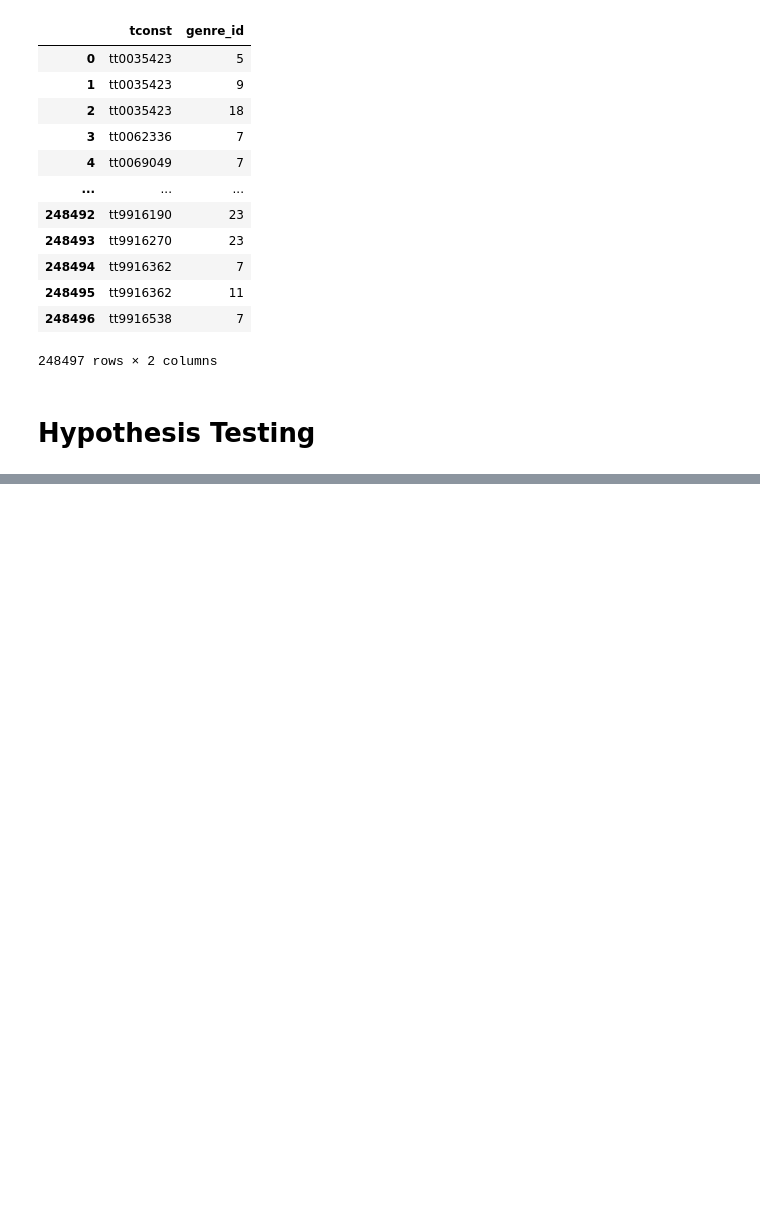
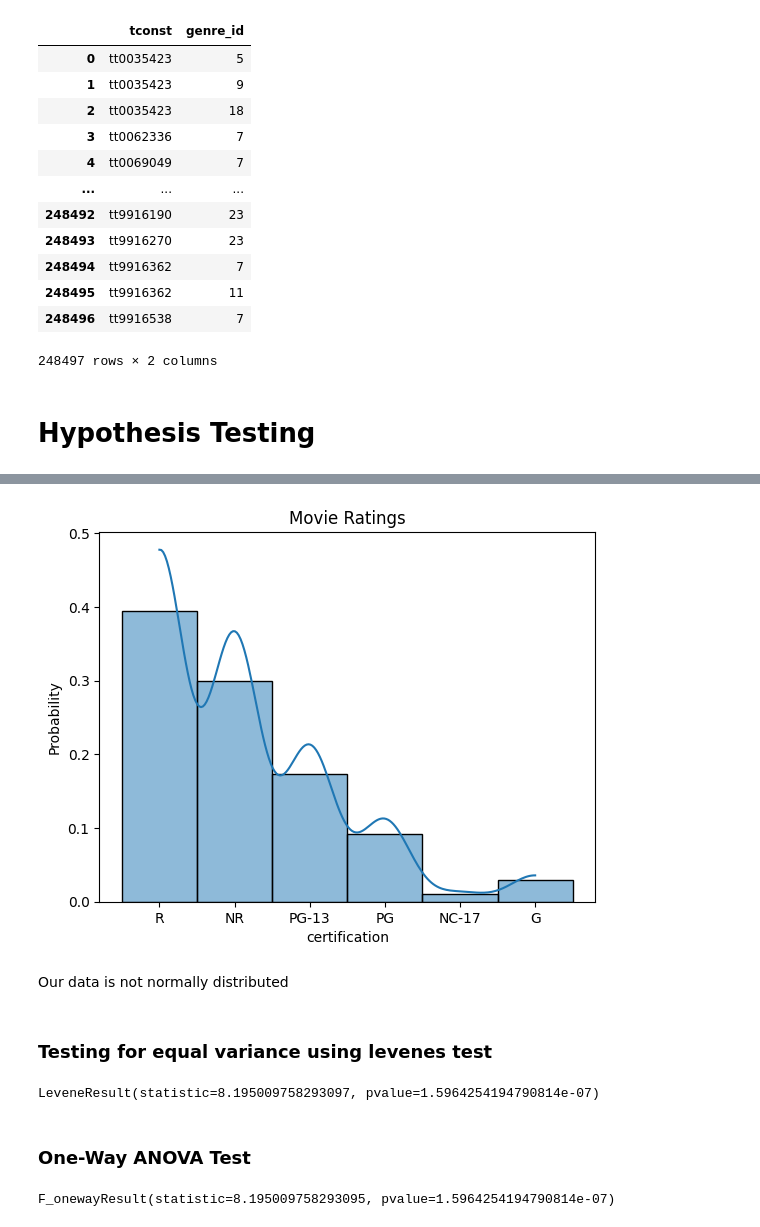
Before and after one commit to SeanRommes/Predicting-Better-Movies, a Jupyter notebook: Making Better Movies Pt. 4- Hypothesis Testing.ipynb, the cells around one changed output, grey strips where cells are left out. Saved outputs shown, nothing was run; the diff lists cells and outputs as text; code cells hidden in the pictures; blank space fills up the shorter version.

```diff
--- a/Making Better Movies Pt. 4- Hypothesis Testing.ipynb
+++ b/Making Better Movies Pt. 4- Hypothesis Testing.ipynb
@@ -152,0 +402,22 @@ pd.read_sql(q,engine)
+# %%
+ax = sns.histplot(x=early_2k_movies['certification'],stat='probability',kde=True)
+ax.set_title("Movie Ratings");
+# %% [output]
+[figure, added]
+# %% [markdown]
+Our data is not normally distributed
+# %% [markdown]
+### Testing for equal variance using levenes test
+# %%
+# with the * operator
+stats.levene(*groups.values())
+# %% [output]
+LeveneResult(statistic=8.195009758293097, pvalue=1.5964254194790814e-07)
+# %% [markdown]
+### One-Way ANOVA Test
+# %%
+# perform the correct hypothesis test
+result = stats.f_oneway( *groups.values())
+result
+# %% [output]
+F_onewayResult(statistic=8.195009758293095, pvalue=1.5964254194790814e-07)
```
Also changed, not shown: parts of 32 cells of this notebook, 16 other files.
